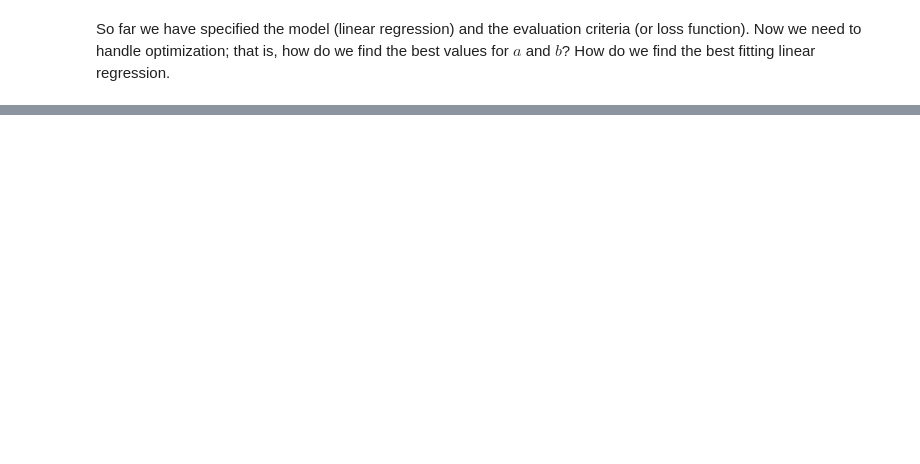
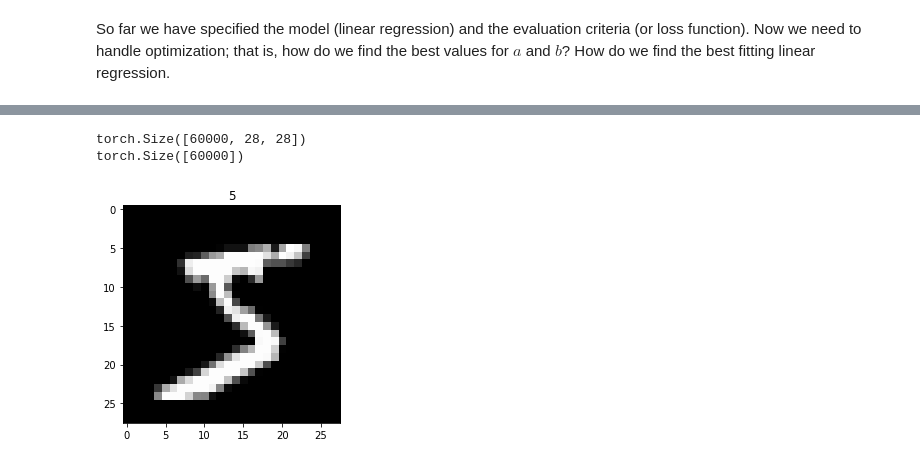
Before and after one commit to latinxinai/Intro-Image-Captioning, a Jupyter notebook: Intro_to_CV_in_Pytorch.ipynb, the cells around one changed output, grey strips where cells are left out. Cells and saved outputs as stored; diff of their text form; code cells hidden in the pictures; blank space fills up the shorter version.

```diff
--- a/Intro_to_CV_in_Pytorch.ipynb
+++ b/Intro_to_CV_in_Pytorch.ipynb
@@ -119,0 +510,21 @@ So far we have specified the model (linear regression) and the evaluation criter
+# %%
+ torch.manual_seed(1)    # reproducible
+
+# Hyper Parameters
+EPOCH = 1               # train the training data n times, to save time, we just train 1 epoch
+BATCH_SIZE = 50
+LR = 0.001              # learning rate
+DOWNLOAD_MNIST = False
+
+# Mnist digits dataset
+if not(os.path.exists('./mnist/')) or not os.listdir('./mnist/'):
+    # not mnist dir or mnist is empyt dir
+    DOWNLOAD_MNIST = True
+# %%
+train_data = torchvision.datasets.MNIST(
+    root='./mnist/',
+    train=True,                                     # this is training data
+    transform=torchvision.transforms.ToTensor(),    # Converts a PIL.Image or numpy.ndarray to
+                                                    # torch.FloatTensor of shape (C x H x W) and normalize in the range [0.0, 1.0]
+    download=DOWNLOAD_MNIST,
+)
@@ -119,0 +538,11 @@ So far we have specified the model (linear regression) and the evaluation criter
+# %%
+# plot one example
+print(train_data.train_data.size())                 # (60000, 28, 28)
+print(train_data.train_labels.size())               # (60000)
+plt.imshow(train_data.train_data[0].numpy(), cmap='gray')
+plt.title('%i' % train_data.train_labels[0])
+plt.show()
+# %% [output]
+torch.Size([60000, 28, 28])
+torch.Size([60000])
+[figure, added]
```
Also changed, not shown: parts of 66 cells of this notebook, 23 other files.
